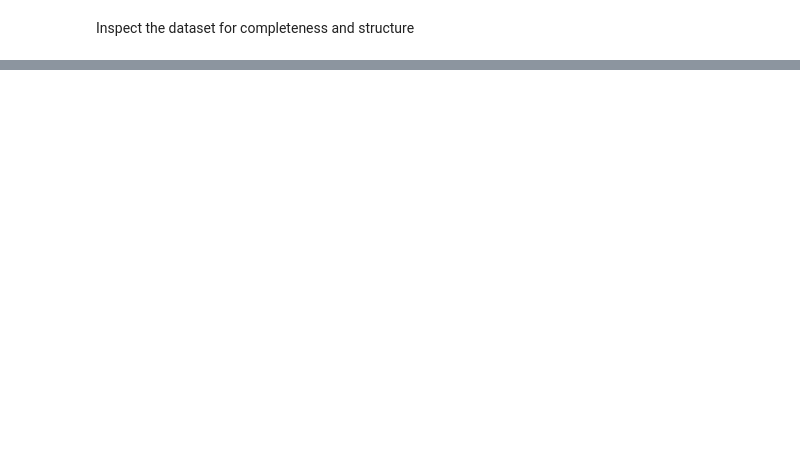
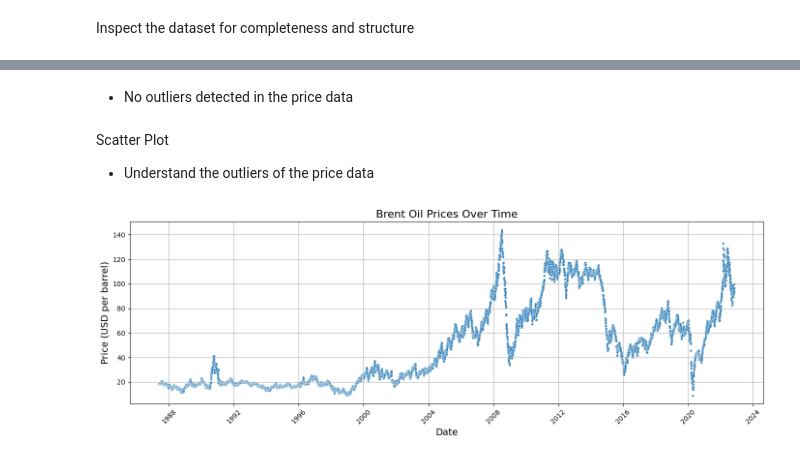
Before and after one commit to epythonlab/oil-price-statistical-modeling, a Jupyter notebook: notebooks/exploratory_data_analysis.ipynb, the cells around one changed output, grey strips where cells are left out. Drawn from its saved outputs; the diff is of its cells as text; code cells hidden in the pictures; blank space fills up the shorter version.

```diff
--- a/notebooks/exploratory_data_analysis.ipynb
+++ b/notebooks/exploratory_data_analysis.ipynb
@@ -84,0 +215,22 @@ Summary Statistics for Numeric Columns:
+# %% [markdown]
+- No outliers detected in the price data
+# %% [markdown]
+Scatter Plot
+- Understand the outliers of the price data
+# %%
+# Assuming price_data is your DataFrame with 'Date' and 'Price' columns
+plt.figure(figsize=(14, 5))
+sns.scatterplot(data=price_data, x='Date', y='Price', marker='o', s=10)
+
+# Customize the plot
+plt.title('Brent Oil Prices Over Time', fontsize=16)
+plt.xlabel('Date', fontsize=14)
+plt.ylabel('Price (USD per barrel)', fontsize=14)
+plt.xticks(rotation=45)
+plt.grid(True)
+plt.tight_layout()
+
+# Show the plot
+plt.show()
+# %% [output]
+[figure, added]
```
Also changed, not shown: parts of 26 cells of this notebook, 1 other file.
